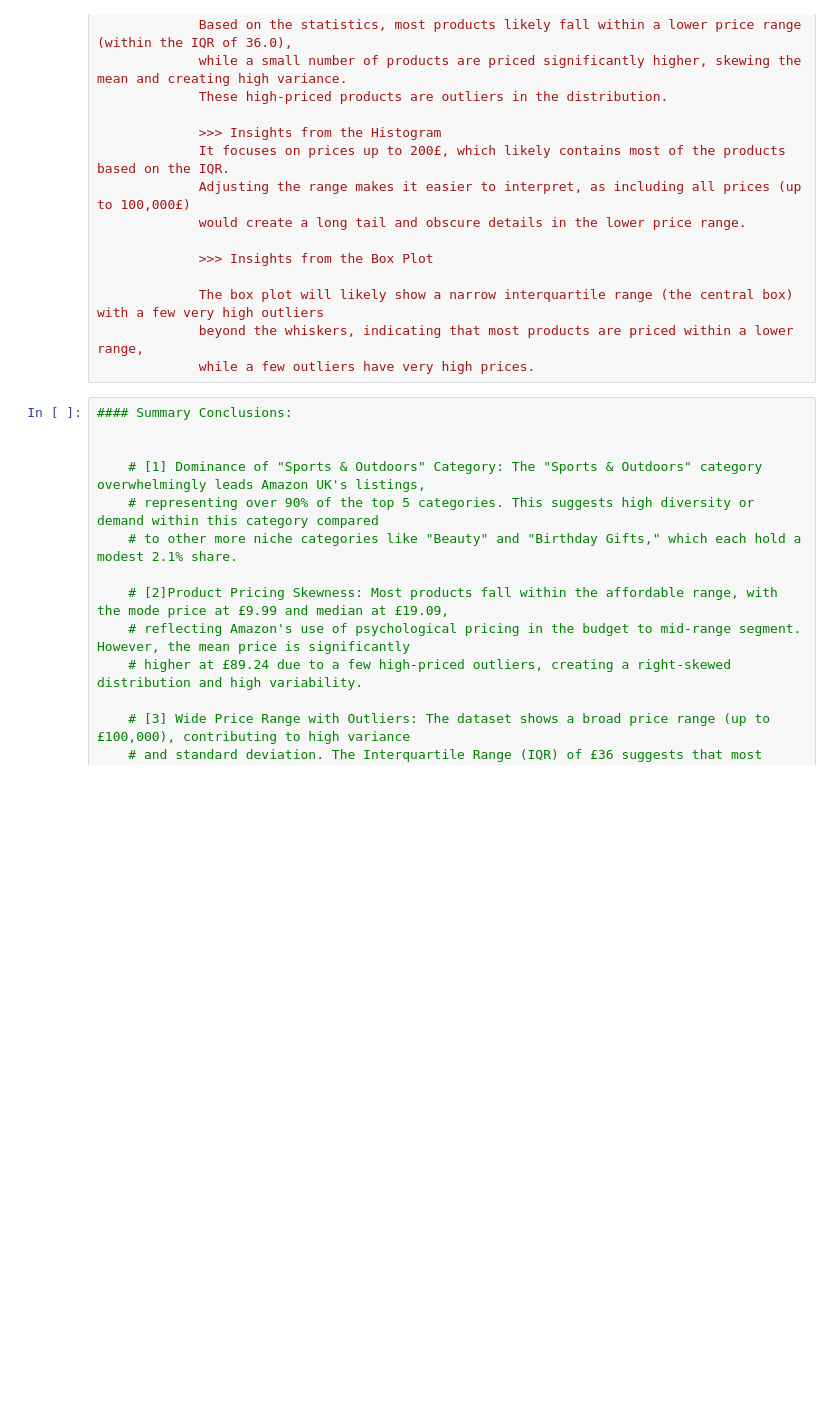
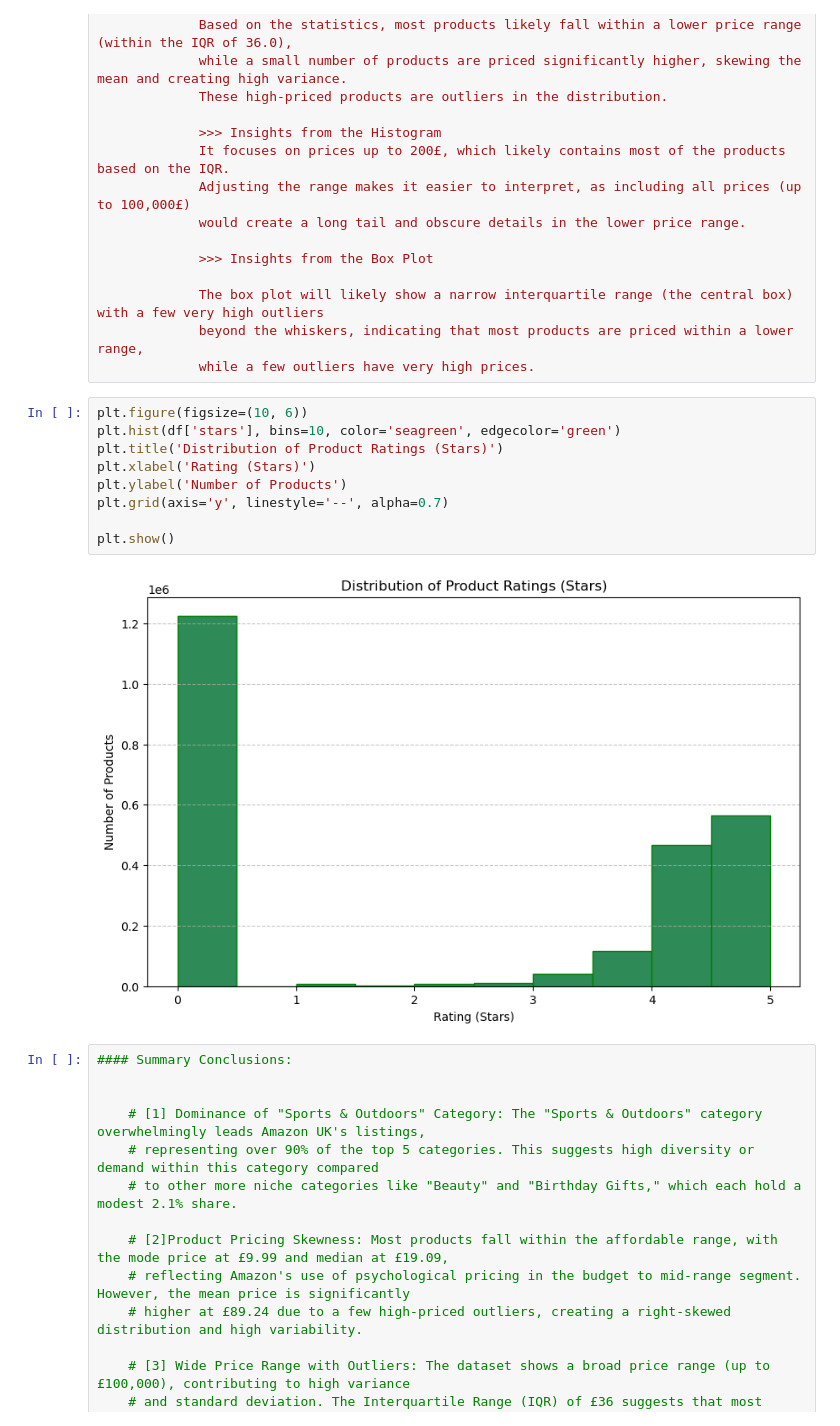
Before and after one commit to marijaKilibarda/lab-eda-univariate, a Jupyter notebook: lab_EDA.ipynb, the cells around one changed output. Saved outputs shown, nothing was run; the diff lists cells and outputs as text; blank space fills up the shorter version.

```diff
--- a/lab_EDA.ipynb
+++ b/lab_EDA.ipynb
@@ -404,6 +404,17 @@ plt.show()
              The box plot will likely show a narrow interquartile range (the central box) with a few very high outliers
              beyond the whiskers, indicating that most products are priced within a lower range,
              while a few outliers have very high prices.
+# %%
+plt.figure(figsize=(10, 6))
+plt.hist(df['stars'], bins=10, color='seagreen', edgecolor='green')
+plt.title('Distribution of Product Ratings (Stars)')
+plt.xlabel('Rating (Stars)')
+plt.ylabel('Number of Products')
+plt.grid(axis='y', linestyle='--', alpha=0.7)
+
+plt.show()
+# %% [output]
+[figure, added]
 # %%
 #### Summary Conclusions:
 
```
